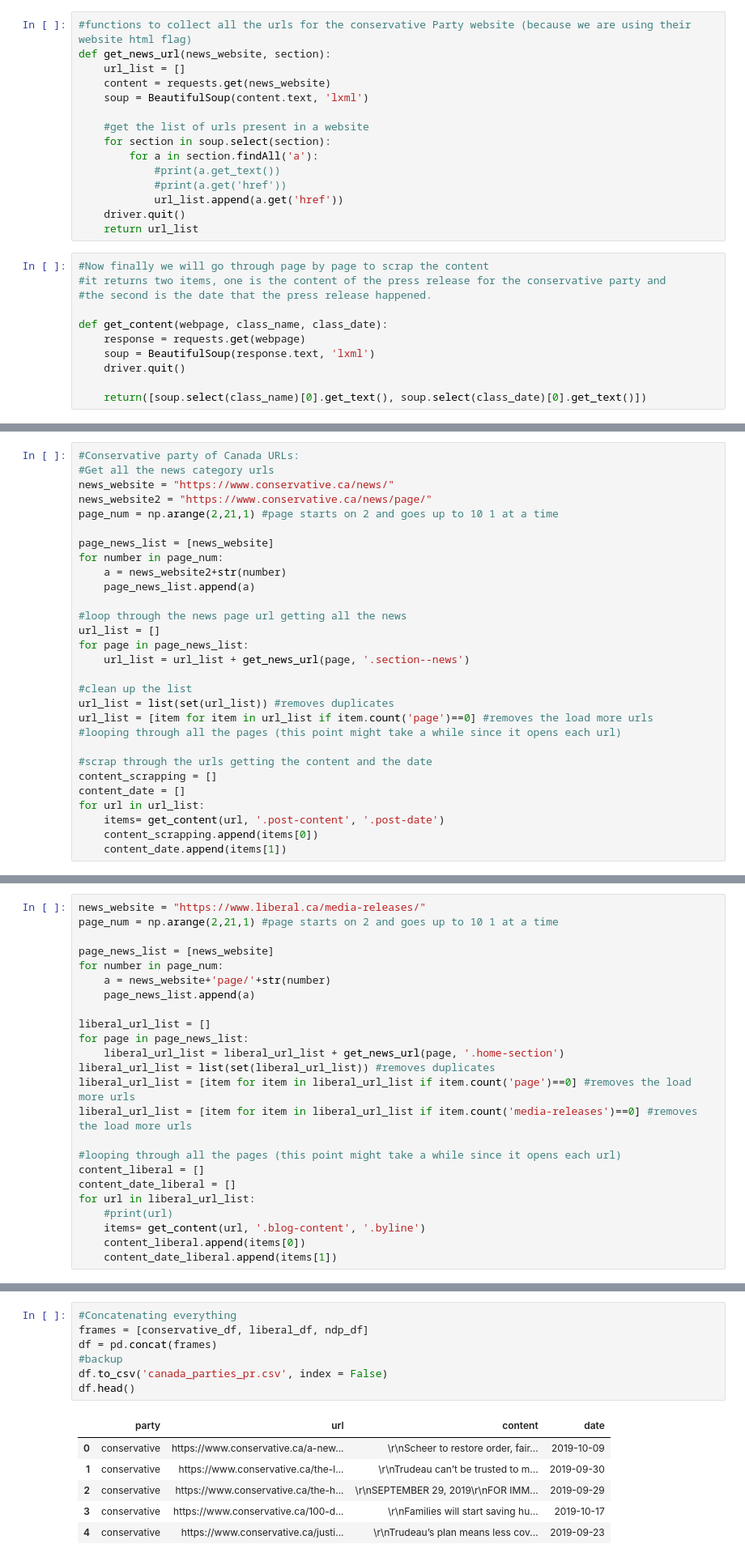
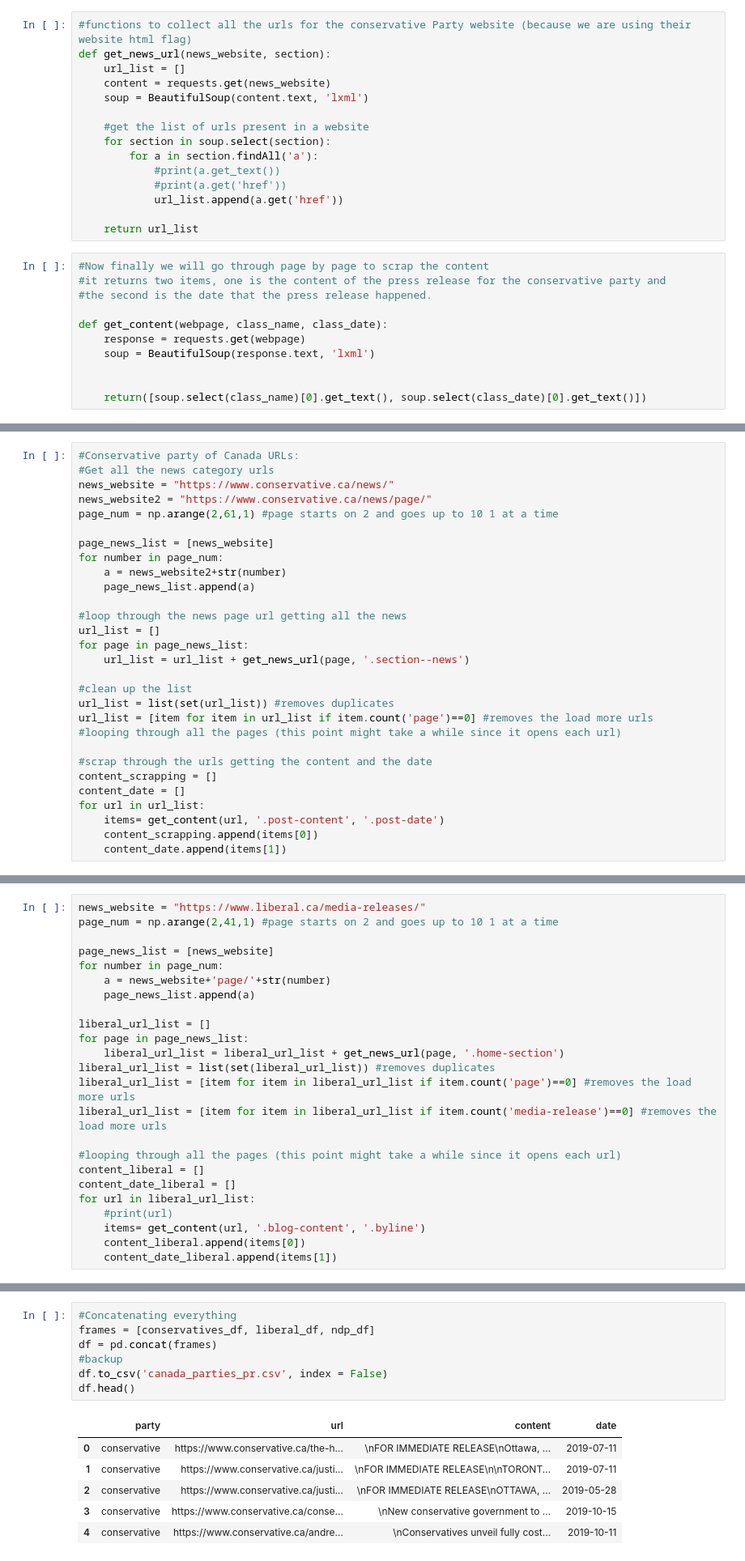
Before and after one commit to dresenhista/canada_election2019, a Jupyter notebook: canadian_party_pr_scraper.ipynb, the cells around one changed output, grey strips where cells are left out. Shown: that part at 81% size. Cells and saved outputs as stored; diff of their text form.

Commit message:
some progress in the file
Calculated partial contigence table, define the training and testing set. I also re ran the scrapper to collect more data

```diff
--- a/canadian_party_pr_scraper.ipynb
+++ b/canadian_party_pr_scraper.ipynb
@@ -23,7 +23,7 @@ def get_news_url(news_website, section):
             #print(a.get_text())
             #print(a.get('href'))
             url_list.append(a.get('href'))
-    driver.quit()
+
     return url_list
 # %%
 #Now finally we will go through page by page to scrap the content
@@ -33,7 +33,7 @@ def get_news_url(news_website, section):
 def get_content(webpage, class_name, class_date):
     response = requests.get(webpage)
     soup = BeautifulSoup(response.text, 'lxml')
-    driver.quit()
+
 
     return([soup.select(class_name)[0].get_text(), soup.select(class_date)[0].get_text()])
 # %% [markdown]
@@ -43,7 +43,7 @@ def get_content(webpage, class_name, class_date):
 #Get all the news category urls
 news_website = "https://www.conservative.ca/news/"
 news_website2 = "https://www.conservative.ca/news/page/"
-page_num = np.arange(2,21,1) #page starts on 2 and goes up to 10 1 at a time
+page_num = np.arange(2,61,1) #page starts on 2 and goes up to 10 1 at a time
 
 page_news_list = [news_website]
 for number in page_num:
@@ -79,7 +79,7 @@ conservatives_df.to_csv('conservatives_df.csv', index = False)
 ### Liberal Scrapping
 # %%
 news_website = "https://www.liberal.ca/media-releases/"
-page_num = np.arange(2,21,1) #page starts on 2 and goes up to 10 1 at a time
+page_num = np.arange(2,41,1) #page starts on 2 and goes up to 10 1 at a time
 
 page_news_list = [news_website]
 for number in page_num:
@@ -91,7 +91,7 @@ for page in page_news_list:
     liberal_url_list = liberal_url_list + get_news_url(page, '.home-section')
 liberal_url_list = list(set(liberal_url_list)) #removes duplicates
 liberal_url_list = [item for item in liberal_url_list if item.count('page')==0] #removes the load more urls
-liberal_url_list = [item for item in liberal_url_list if item.count('media-releases')==0] #removes the load more urls
+liberal_url_list = [item for item in liberal_url_list if item.count('media-release')==0] #removes the load more urls
 
 #looping through all the pages (this point might take a while since it opens each url)
 content_liberal = []
@@ -157,15 +157,15 @@ ndp_df['date'] = ndp_df.apply(lambda row: parse(row['date']), axis=1)
 ndp_df.to_csv('ndp_df.csv', index = False)
 # %%
 #Concatenating everything
-frames = [conservative_df, liberal_df, ndp_df]
+frames = [conservatives_df, liberal_df, ndp_df]
 df = pd.concat(frames)
 #backup
 df.to_csv('canada_parties_pr.csv', index = False)
 df.head()
 # %% [output]
 |  | party | url | content | date |
-| 0 | conservative | https://www.conservative.ca/a-new... | \r\nScheer to restore order, fair... | 2019-10-09 |
-| 1 | conservative | https://www.conservative.ca/the-l... | \r\nTrudeau can’t be trusted to m... | 2019-09-30 |
-| 2 | conservative | https://www.conservative.ca/the-h... | \r\nSEPTEMBER 29, 2019\r\nFOR IMM... | 2019-09-29 |
-| 3 | conservative | https://www.conservative.ca/100-d... | \r\nFamilies will start saving hu... | 2019-10-17 |
-| 4 | conservative | https://www.conservative.ca/justi... | \r\nTrudeau’s plan means less cov... | 2019-09-23 |
+| 0 | conservative | https://www.conservative.ca/the-h... | \nFOR IMMEDIATE RELEASE\nOttawa, ... | 2019-07-11 |
+| 1 | conservative | https://www.conservative.ca/justi... | \nFOR IMMEDIATE RELEASE\n\nTORONT... | 2019-07-11 |
+| 2 | conservative | https://www.conservative.ca/justi... | \nFOR IMMEDIATE RELEASE\nOTTAWA, ... | 2019-05-28 |
+| 3 | conservative | https://www.conservative.ca/conse... | \nNew conservative government to ... | 2019-10-15 |
+| 4 | conservative | https://www.conservative.ca/andre... | \nConservatives unveil fully cost... | 2019-10-11 |
```
Also changed, not shown: 7 other files.
